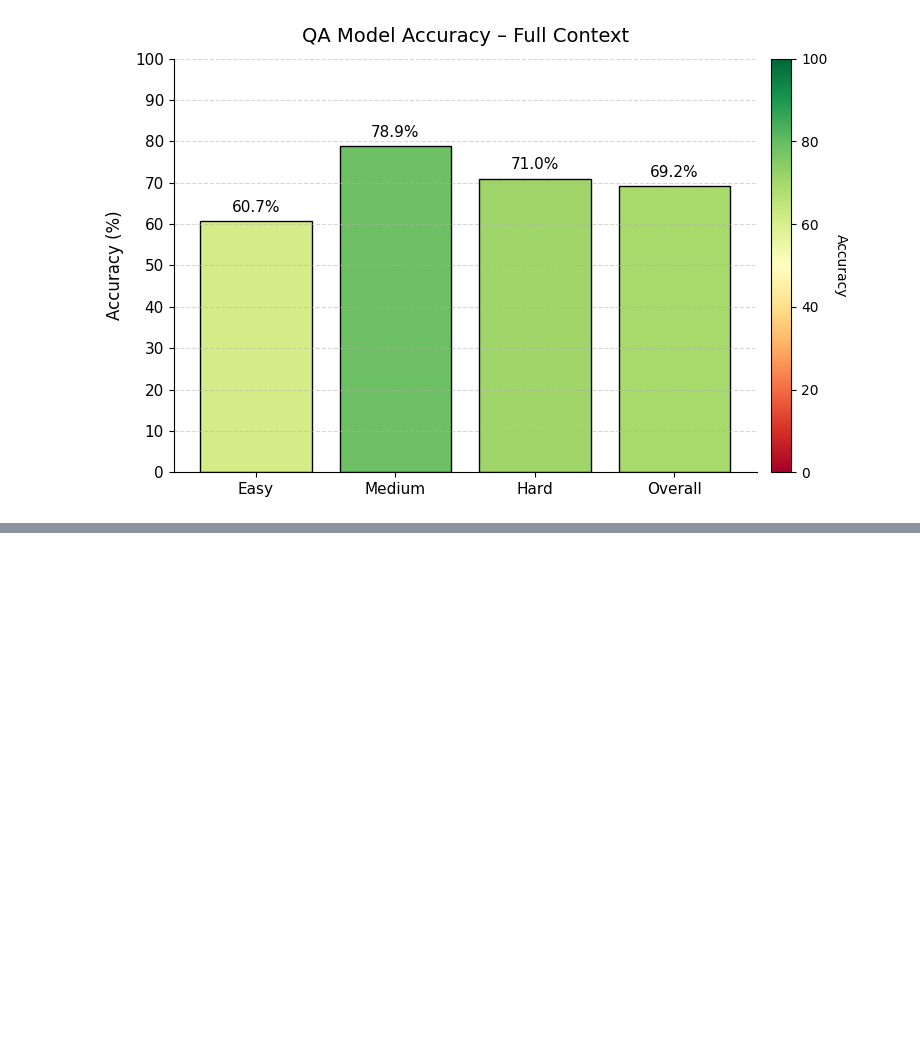
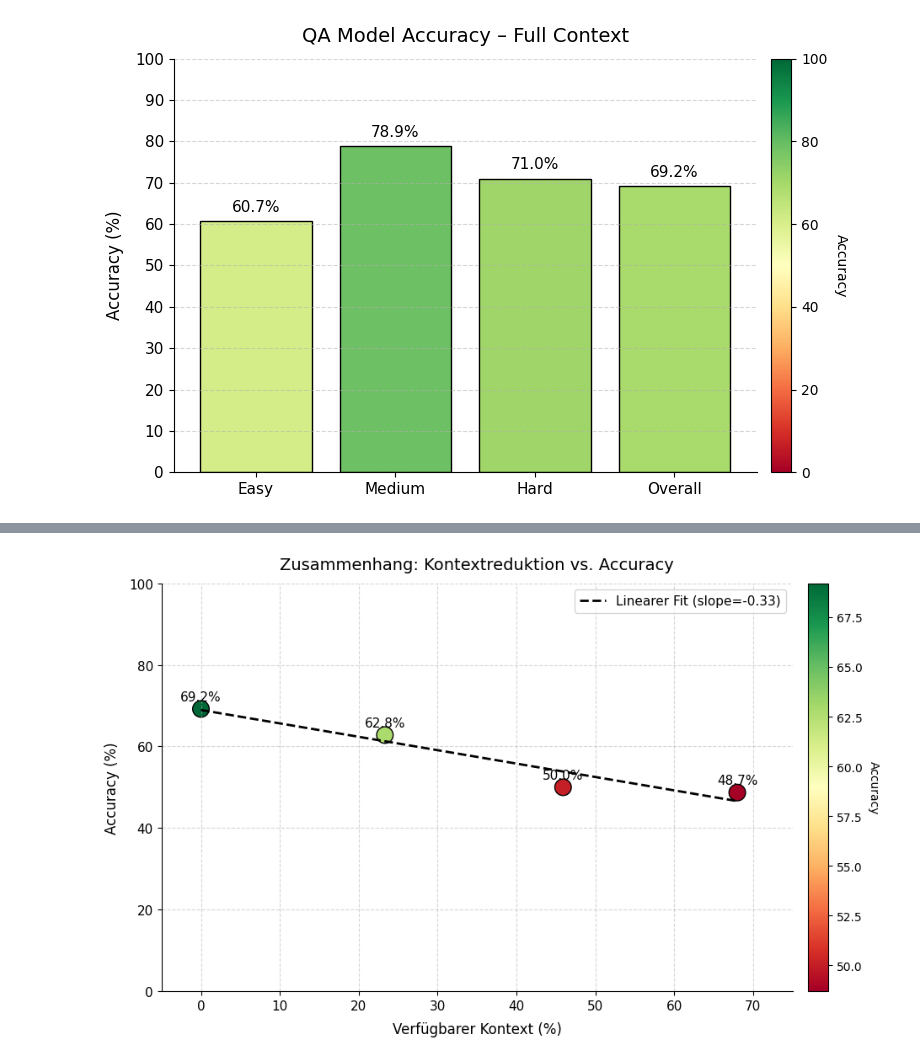
Before and after one commit to anton-seitz/llm-based-QA, a Jupyter notebook: docs/prototypes.ipynb, the cells around one changed output, grey strips where cells are left out. Drawn from its saved outputs; the diff is of its cells as text; code cells hidden in the pictures; blank space fills up the shorter version.

```diff
--- a/docs/prototypes.ipynb
+++ b/docs/prototypes.ipynb
@@ -193,0 +190,59 @@ plt.show()
+# %%
+import matplotlib.pyplot as plt
+import numpy as np
+
+# Gegebene Daten für die Experimente
+reduction = np.array([0.0, 23.32, 45.91, 68.00])  # Prozentuale Reduktion des Kontextes
+accuracies = np.array([69.2, 62.8, 50.0, 48.7])    # Prozentuale Genauigkeit
+
+# Normierung für Colormap (Accuracy 0 → rot, 100 → grün)
+normed = accuracies / 100.0
+cmap = plt.get_cmap('RdYlGn')
+
+# Figure und Achsen erstellen
+fig, ax = plt.subplots(figsize=(10, 6))
+
+# Scatter-Plot der Datenpunkte, farbkodiert nach Accuracy
+scatter = ax.scatter(reduction, accuracies, c=accuracies, cmap='RdYlGn', s=200, edgecolors='black')
+
+# Eine lineare Regression (Best-Fit-Linie) durch die Punkte berechnen
+coeffs = np.polyfit(reduction, accuracies, 1)  # Grad 1 = lineare Regression
+slope, intercept = coeffs
+x_line = np.linspace(min(reduction), max(reduction), 100)
+y_line = slope * x_line + intercept
+
+# Regressionslinie in das Diagramm zeichnen
+ax.plot(x_line, y_line, color='black', linestyle='--', linewidth=2,
+        label=f'Linearer Fit (slope={slope:.2f})')
+
+# Beschriftungen für die Punkte
+for x, y in zip(reduction, accuracies):
+    ax.text(x, y + 1.5, f"{y:.1f}%", ha='center', va='bottom', fontsize=11)
+
+# Achsentitel und Diagrammtitel
+ax.set_xlabel('Verfügbarer Kontext (%)', fontsize=12, labelpad=8)
+ax.set_ylabel('Accuracy (%)', fontsize=12, labelpad=8)
+ax.set_xlim(-5, 75)
+ax.set_ylim(0, 100)
+ax.set_title('Zusammenhang: Kontextreduktion vs. Accuracy', fontsize=14, pad=12)
+
+# Gitternetzlinien
+ax.grid(axis='y', linestyle='--', alpha=0.5)
+ax.grid(axis='x', linestyle='--', alpha=0.5)
+
+# Achsenanpassungen für Eleganz
+ax.tick_params(axis='both', labelsize=11)
+ax.spines['top'].set_visible(False)
+ax.spines['right'].set_visible(False)
+
+# Colorbar für Scatter-Plot
+cbar = fig.colorbar(scatter, ax=ax, pad=0.02)
+cbar.set_label('Accuracy', rotation=270, labelpad=15)
+
+# Legende für die Regressionslinie
+ax.legend(fontsize=11)
+
+plt.tight_layout()
+plt.show()
+# %% [output]
+[figure, added]
```
Also changed, not shown: parts of 2 cells of this notebook, 6 other files.
